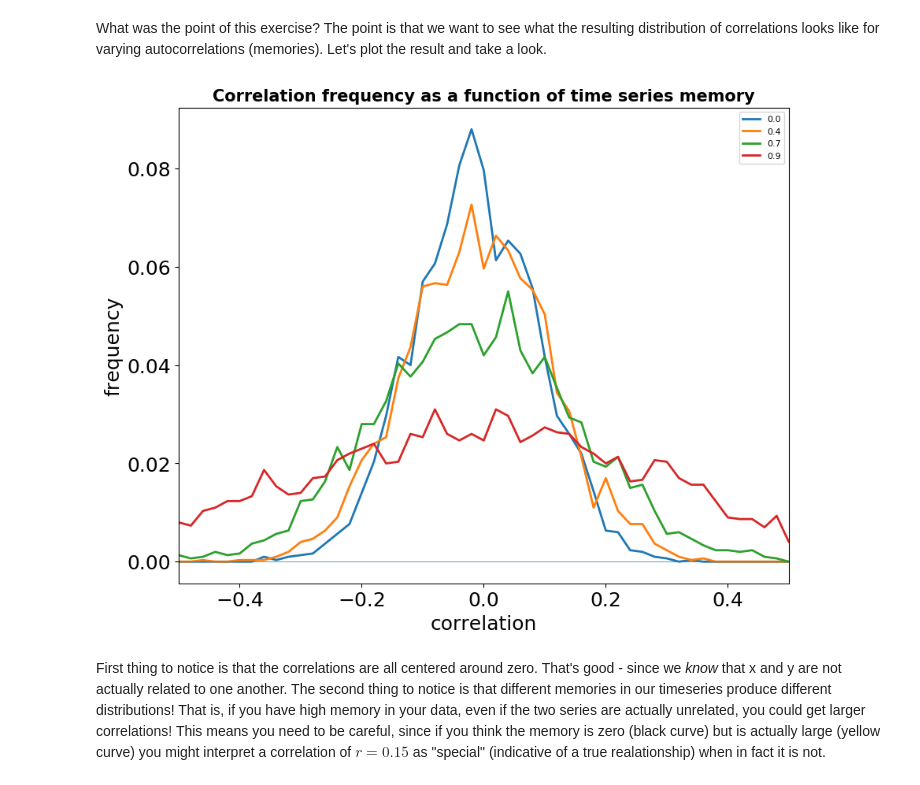
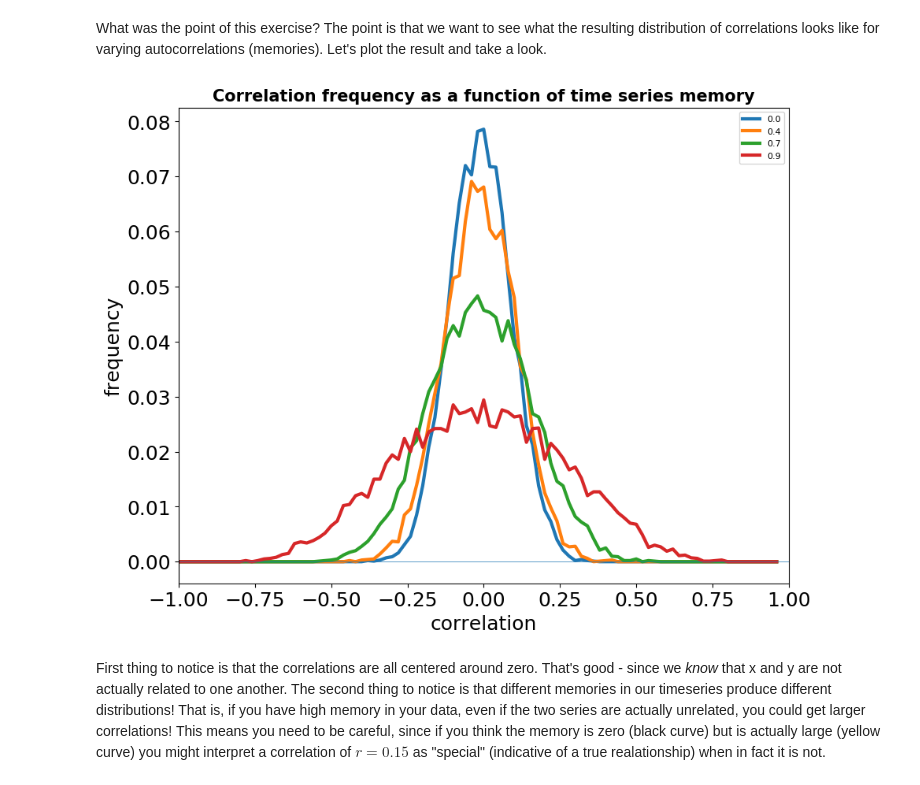
Before and after one commit to kjmayer/ats655-coursematerial, a Jupyter notebook: jupyter_notebooks/correlation_with_memory_examples.ipynb, the cells around one changed output. Saved outputs shown, nothing was run; the diff lists cells and outputs as text; code cells hidden in the pictures.

```diff
--- a/jupyter_notebooks/correlation_with_memory_examples.ipynb
+++ b/jupyter_notebooks/correlation_with_memory_examples.ipynb
@@ -17,7 +17,7 @@ import matplotlib as mpl
 
 #-------------------------------------------------------
 # set figure defaults
-linewidth_default = 2.0
+linewidth_default = 3.0
 fig_text_default = 18.
 fig_title_default = fig_text_default*1.5
 
@@ -48,7 +48,7 @@ for ia,a in enumerate(auto_vec):
     c = np.correlate(x1,x1, 'same')/(np.var(x1)*np.size(x1))
     c = c[int(np.size(c)/2):]
 
-    p=plt.plot(np.arange(0,np.size(c)),c,'-')
+    p=plt.plot(np.arange(0,np.size(c)),c,'-', label=str(a))
     clrVal = p[0].get_color()
     plt.plot(1,c[1],'o',color=clrVal)
 
@@ -56,6 +56,7 @@ plt.axhline(y=0,linewidth=.5)
 plt.xlim(-.15,35)
 plt.xlabel('lag')
 plt.ylabel('autocorrelation')
+plt.legend()
 #plt.legend(np.ndarray.tolist(auto_vec))
 plt.title('autocorrelation of a time series')
 plt.show()
@@ -66,7 +67,7 @@ As expected, we have created four time series with the lag-1 autocorrelations we
 
 Now, after making two red-noise time series x and y, we are going to correlate them and save this correlation in a vector called "CORR_VEC". We will create a different column in CORR_VEC for each of our four autocorrelations.
 # %%
-CORR_VEC = np.empty((3000,np.size(auto_vec)))
+CORR_VEC = np.empty((10000,np.size(auto_vec)))
 
 for ia,a in enumerate(auto_vec):
 
@@ -99,33 +100,33 @@ What was the point of this exercise? The point is that we want to see what the r
 # %%
 xinc = np.arange(-1.,1.,0.02)
 
 plt.figure(figsize=(10,8))
 
 iplot = 0
 hx = np.histogram(CORR_VEC[:,iplot],xinc)
 plt.plot(hx[1][:-1],hx[0]/float(np.size(CORR_VEC,axis = 0)),'-')
 
 iplot = 1
 hx = np.histogram(CORR_VEC[:,iplot],xinc)
 plt.plot(hx[1][:-1],hx[0]/float(np.size(CORR_VEC,axis = 0)),'-')
 
 iplot = 2
 hx = np.histogram(CORR_VEC[:,iplot],xinc)
 plt.plot(hx[1][:-1],hx[0]/float(np.size(CORR_VEC,axis = 0)),'-')
 
 iplot = 3
 hx = np.histogram(CORR_VEC[:,iplot],xinc)
 plt.plot(hx[1][:-1],hx[0]/float(np.size(CORR_VEC,axis = 0)),'-')
 
 plt.axhline(y=0,linewidth=.5)
 plt.xlabel('correlation')
 plt.ylabel('frequency')
 plt.legend(np.ndarray.tolist(auto_vec), fontsize = 8)
 plt.title('Correlation frequency as a function of time series memory', fontsize = 15)
-plt.xlim(-.5,.5)
+plt.xlim(-1.,1.)
 plt.show()
 # %% [output]
-[figure, old version]
+[figure, new version]
 # %% [markdown]
 First thing to notice is that the correlations are all centered around zero. That's good - since we _know_ that x and y are not actually related to one another. The second thing to notice is that different memories in our timeseries produce different distributions! That is, if you have high memory in your data, even if the two series are actually unrelated, you could get larger correlations! This means you need to be careful, since if you think the memory is zero (black curve) but is actually large (yellow curve) you might interpret a correlation of $r = 0.15$ as "special" (indicative of a true realationship) when in fact it is not.
 # %% [markdown]
```
Also changed, not shown: parts of 2 cells of this notebook, 6 other files.
